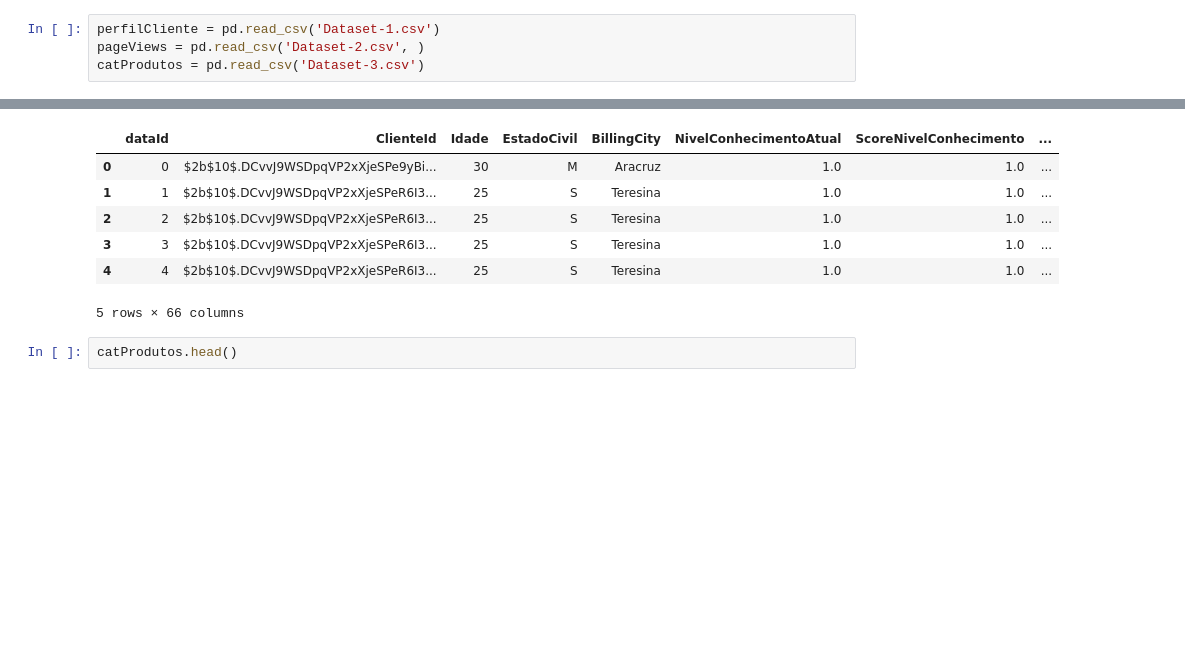
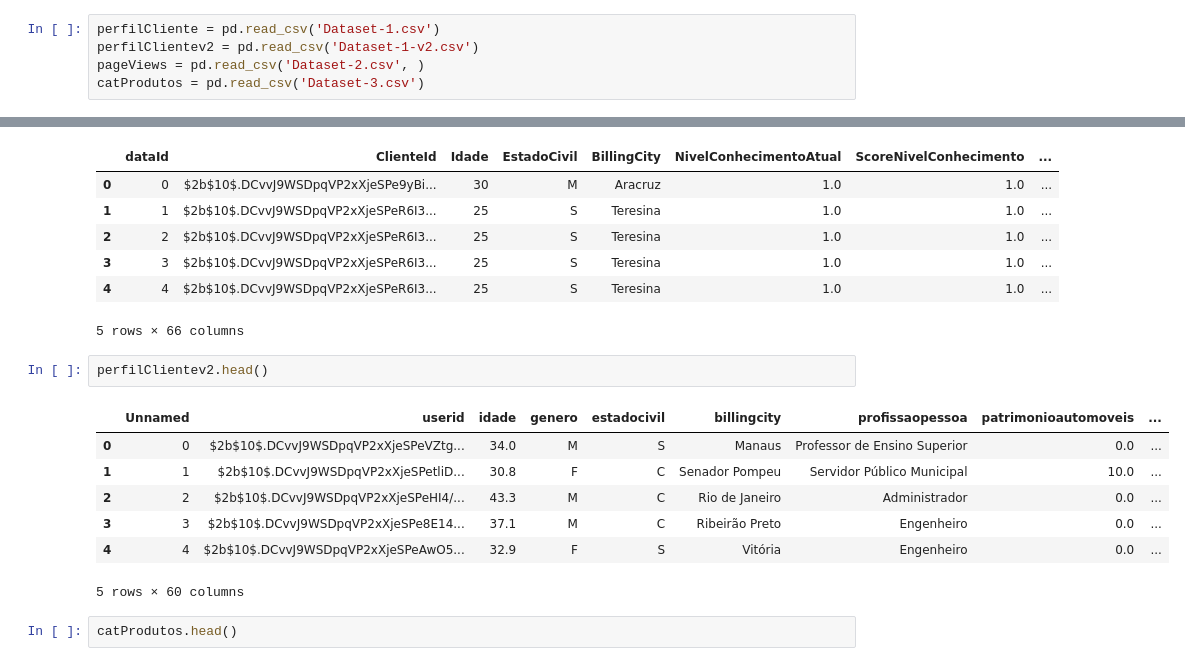
Before and after one commit to flph2/fiap_hackaton, a Jupyter notebook: notebooks/felipe_santos.ipynb, the cells around one changed output, grey strips where cells are left out. Drawn from its saved outputs; the diff is of its cells as text; blank space fills up the shorter version.

Commit message:
Dataset update

```diff
--- a/notebooks/felipe_santos.ipynb
+++ b/notebooks/felipe_santos.ipynb
@@ -22,6 +22,7 @@ conn = create_engine("mysql+pymysql://{user}:{pw}@{host}/{db}"
                                db="invest"))
 # %%
 perfilCliente = pd.read_csv('Dataset-1.csv')
+perfilClientev2 = pd.read_csv('Dataset-1-v2.csv')
 pageViews = pd.read_csv('Dataset-2.csv', )
 catProdutos = pd.read_csv('Dataset-3.csv')
 # %%
@@ -47,6 +49,16 @@ perfilCliente.head()
 | 3 | 3 | $2b$10$.DCvvJ9WSDpqVP2xXjeSPeR6I3... | 25 | S | Teresina | 1.0 | 1.0 | ... |
 | 4 | 4 | $2b$10$.DCvvJ9WSDpqVP2xXjeSPeR6I3... | 25 | S | Teresina | 1.0 | 1.0 | ... |
 5 rows × 66 columns
+# %%
+perfilClientev2.head()
+# %% [output]
+|  | Unnamed | userid | idade | genero | estadocivil | billingcity | profissaopessoa | patrimonioautomoveis | ... |
+| 0 | 0 | $2b$10$.DCvvJ9WSDpqVP2xXjeSPeVZtg... | 34.0 | M | S | Manaus | Professor de Ensino Superior | 0.0 | ... |
+| 1 | 1 | $2b$10$.DCvvJ9WSDpqVP2xXjeSPetliD... | 30.8 | F | C | Senador Pompeu | Servidor Público Municipal | 10.0 | ... |
+| 2 | 2 | $2b$10$.DCvvJ9WSDpqVP2xXjeSPeHI4/... | 43.3 | M | C | Rio de Janeiro | Administrador | 0.0 | ... |
+| 3 | 3 | $2b$10$.DCvvJ9WSDpqVP2xXjeSPe8E14... | 37.1 | M | C | Ribeirão Preto | Engenheiro | 0.0 | ... |
+| 4 | 4 | $2b$10$.DCvvJ9WSDpqVP2xXjeSPeAwO5... | 32.9 | F | S | Vitória | Engenheiro | 0.0 | ... |
+5 rows × 60 columns
 # %%
 catProdutos.head()
 # %% [output]
```
Also changed, not shown: parts of 2 cells of this notebook, 21 other files.
